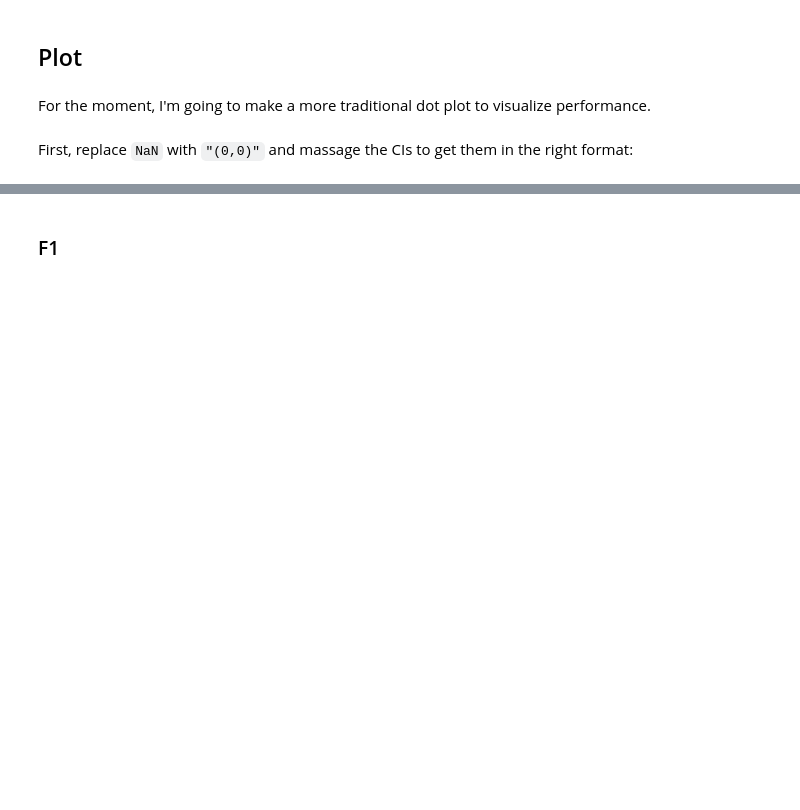
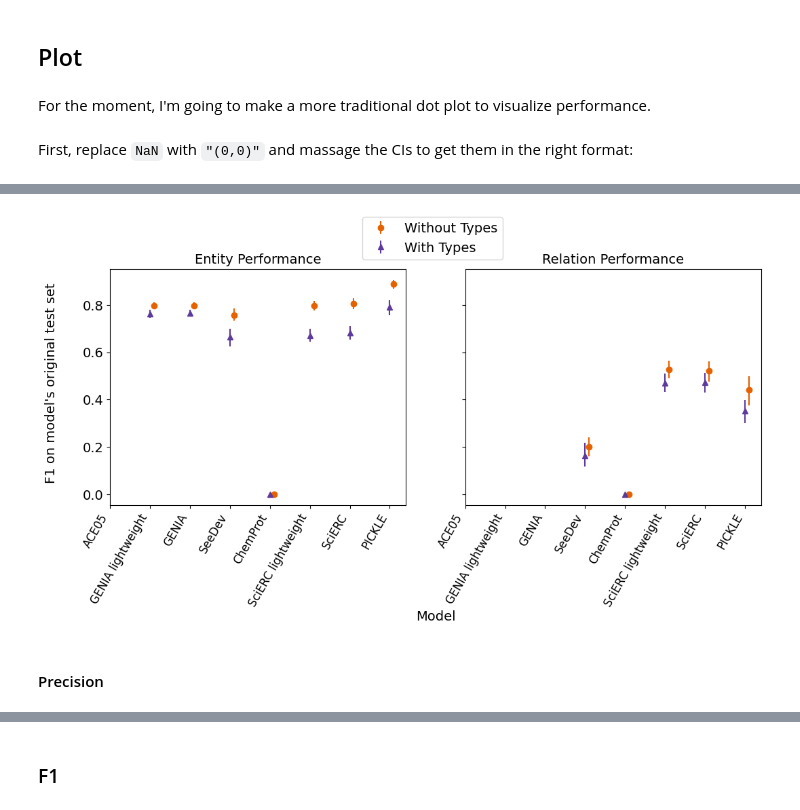
Before and after one commit to ShiuLab/pickle-corpus-code, a Jupyter notebook: jupyter_notebooks/model_performance_figures.ipynb, the cells around one changed output, grey strips where cells are left out. Cells and saved outputs as stored; diff of their text form; code cells hidden in the pictures; blank space fills up the shorter version.

```diff
--- a/jupyter_notebooks/model_performance_figures.ipynb
+++ b/jupyter_notebooks/model_performance_figures.ipynb
@@ -245,0 +243,24 @@ Since we have different standard deviations on each axis (one for entity perform
+# %%
+fig, axs = plt.subplots(1, 2, figsize=(12,6), sharex=True, sharey=True)
+
+name_x = [label_key[mod] for mod in dygiepp_no_labels_perf["model"]]
+
+axs[0].errorbar(x=original_dom_no_label_eval_dygiepp_all_df["x"] +0.1, y=original_dom_no_label_eval_dygiepp_all_df["ent_F1"], yerr=no_lab_orig_ent_CIs, fmt="o", color='#E66100', label='Without Types')
+axs[0].errorbar(x=original_dom_typed_eval_dygiepp_all_df["x"], y=original_dom_typed_eval_dygiepp_all_df["ent_F1"], yerr=lab_orig_ent_CIs, fmt="^", color='#5D3A9B', label='With Types')
+
+axs[1].errorbar(x=original_dom_no_label_eval_dygiepp_all_df["x"] +0.1, y=original_dom_no_label_eval_dygiepp_all_df["rel_F1"], yerr=no_lab_orig_rel_CIs, fmt="o", color='#E66100', label='Without Types')
+axs[1].errorbar(x=original_dom_typed_eval_dygiepp_all_df["x"], y=original_dom_typed_eval_dygiepp_all_df["rel_F1"], yerr=lab_orig_rel_CIs, fmt="^", color='#5D3A9B', label='With Types')
+
+axs[0].set_xticks(dygiepp_no_labels_perf["x"], name_x, size=12, rotation=60, ha='right')
+axs[1].set_xticks(dygiepp_no_labels_perf["x"], name_x, size=12, rotation=60, ha='right')
+
+axs[0].set_title('Entity Performance', size=14)
+axs[1].set_title('Relation Performance', size=14)
+axs[1].legend(bbox_to_anchor=(0.15,1.25))
+fig.supxlabel('Model', size=14)
+fig.supylabel('F1 on model\'s original test set', y=0.6, size=14, va='center')
+fig.subplots_adjust(bottom=0.3, left=0.1)
+# %% [output]
+[figure, added]
+# %% [markdown]
+#### Precision
```
Also changed, not shown: parts of 81 cells of this notebook.
